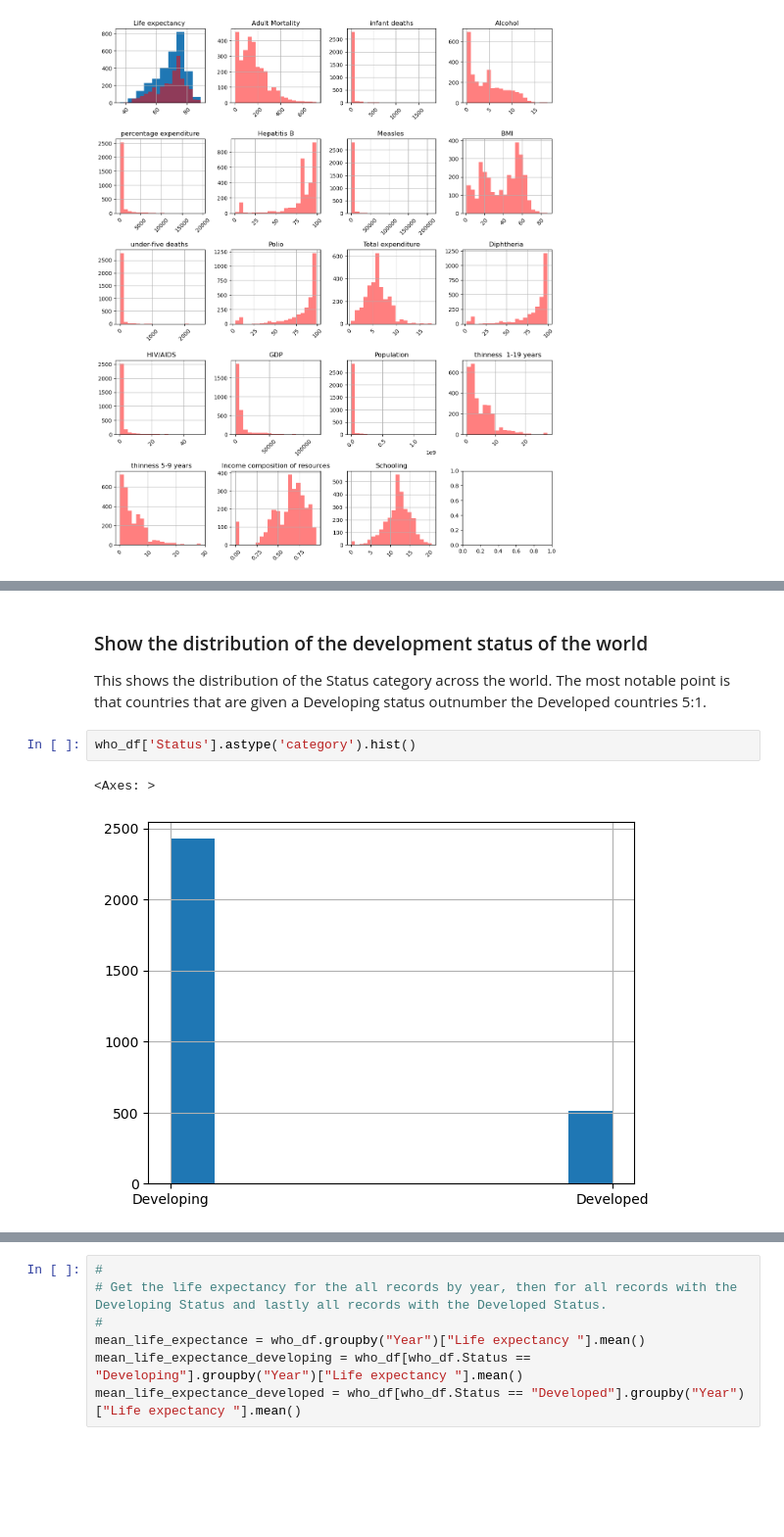
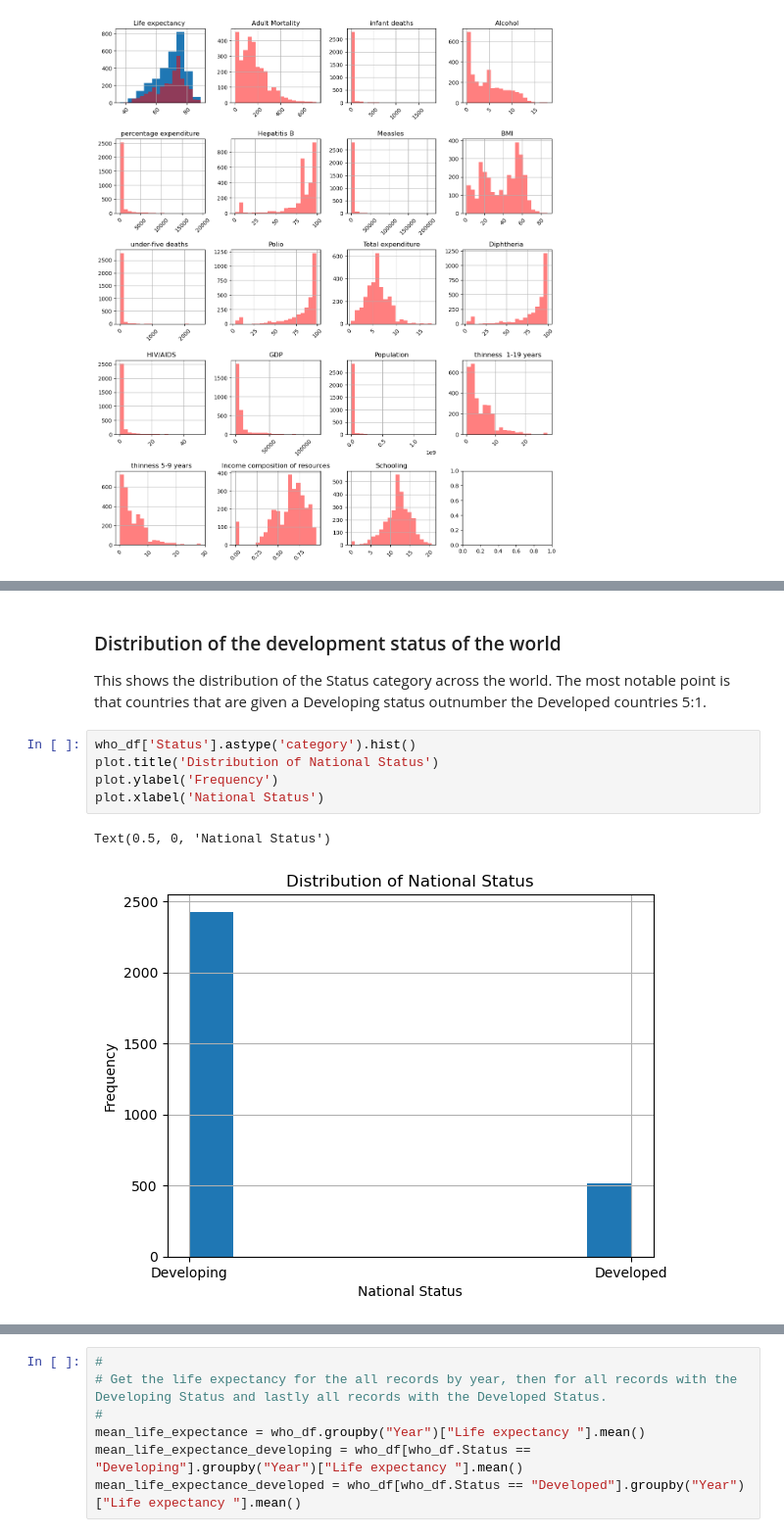
Before and after one commit to einsteinxx/UCLA_450.2_SUMMER, a Jupyter notebook: FinalProject_KeaneGonzalez.ipynb, the cells around one changed output, grey strips where cells are left out. Shown at 98% size. Saved outputs shown, nothing was run; the diff lists cells and outputs as text; blank space fills up the shorter version.

```diff
--- a/FinalProject_KeaneGonzalez.ipynb
+++ b/FinalProject_KeaneGonzalez.ipynb
@@ -641,11 +661,14 @@ Income Composition: Scored on a scale from 0 to 1, this metric averages 0.62, su
 
 Education: Schooling spans from 1 to 16 years, with a global average of around 12 years. This reflects differing investments in education and access across countries.
 # %% [markdown]
-### Show the distribution of the development status of the world
+### Distribution of the development status of the world
 
 This shows the distribution of the Status category across the world. The most notable point is that countries that are given a Developing status outnumber the Developed countries 5:1.
 # %%
 who_df['Status'].astype('category').hist()
+plot.title('Distribution of National Status')
+plot.ylabel('Frequency')
+plot.xlabel('National Status')
 # %% [output]
-<Axes: >
+Text(0.5, 0, 'National Status')
-[figure, old version]
+[figure, new version]
```
Also changed, not shown: parts of 21 cells of this notebook.
